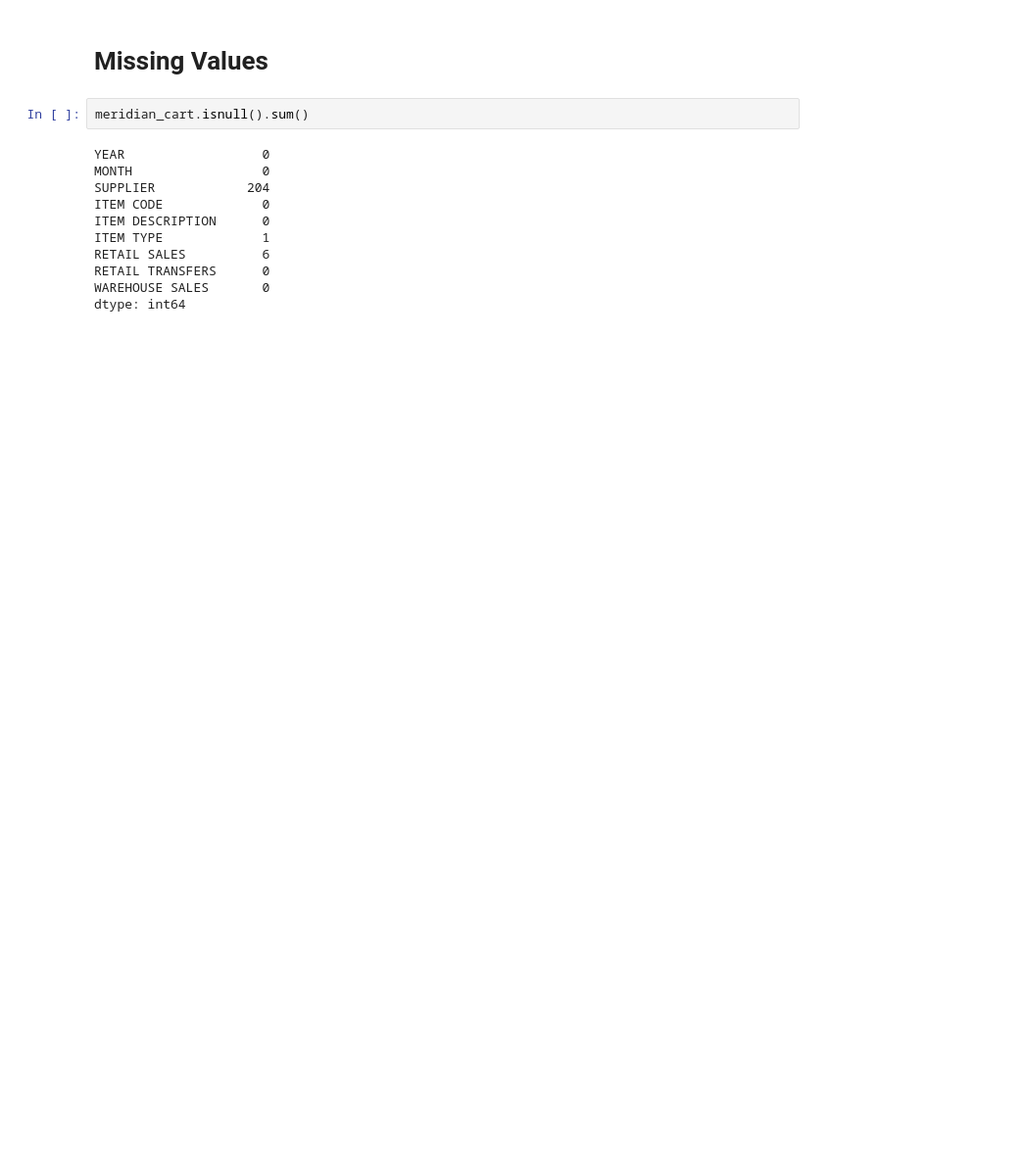
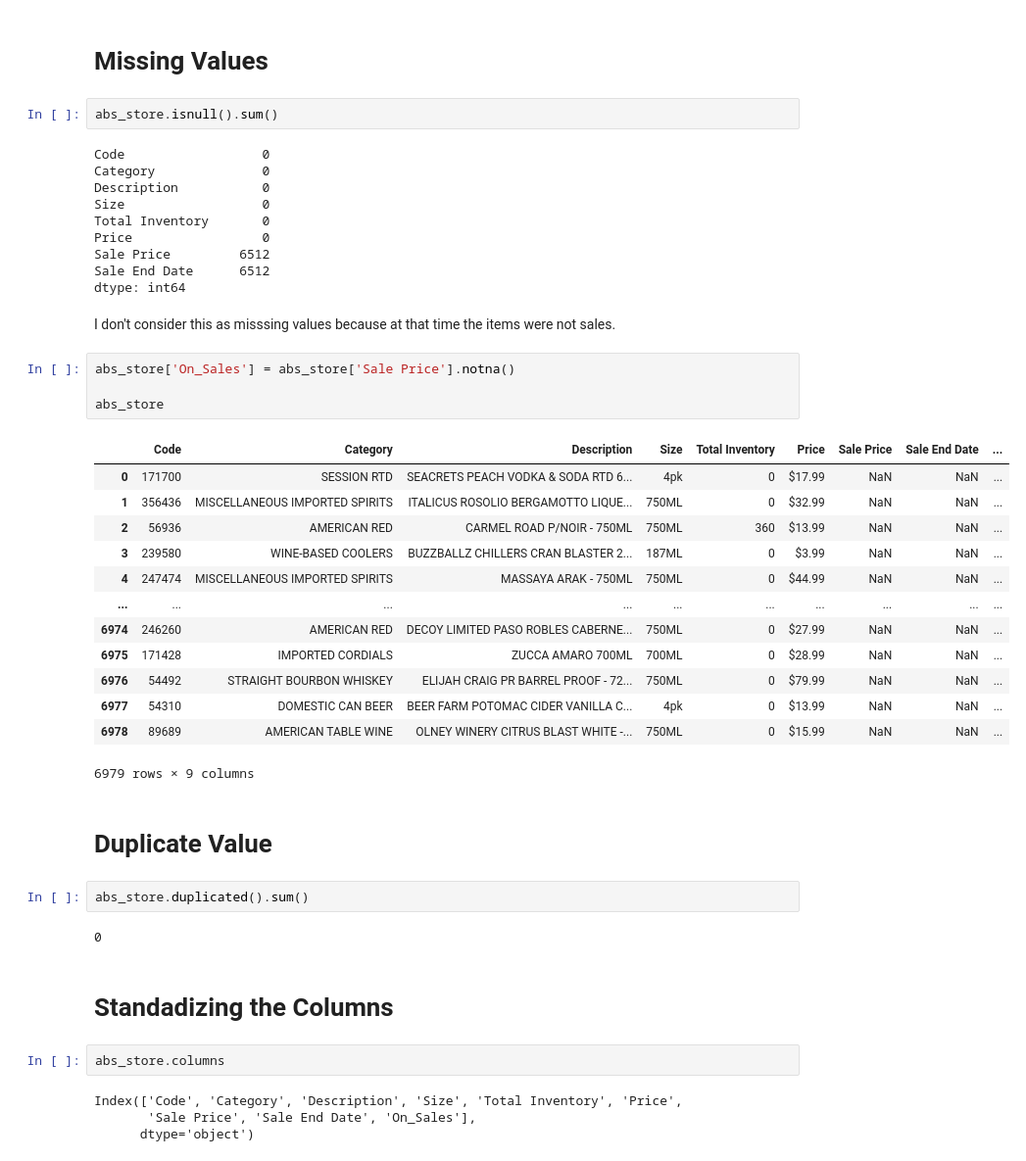
Before and after one commit to Bee1229/ABS_Store_Inventory_and_Sale_Items, a Jupyter notebook: ABS_Store_Inventory_and_Sale_Items_data_prep.ipynb, the cells around one changed output. Shown at 98% size. Drawn from its saved outputs; the diff is of its cells as text; blank space fills up the shorter version.

```diff
--- a/ABS_Store_Inventory_and_Sale_Items_data_prep.ipynb
+++ b/ABS_Store_Inventory_and_Sale_Items_data_prep.ipynb
@@ -48,15 +54,48 @@ meridian_cart.describe()
 # %% [markdown]
 # Missing Values
 # %%
-meridian_cart.isnull().sum()
+abs_store.isnull().sum()
 # %% [output]
-YEAR                  0
-MONTH                 0
-SUPPLIER            204
-ITEM CODE             0
-ITEM DESCRIPTION      0
-ITEM TYPE             1
-RETAIL SALES          6
-RETAIL TRANSFERS      0
-WAREHOUSE SALES       0
+Code                  0
+Category              0
+Description           0
+Size                  0
+Total Inventory       0
+Price                 0
+Sale Price         6512
+Sale End Date      6512
 dtype: int64
+# %% [markdown]
+I don't consider this as misssing values because at that time the items were not sales.
+# %%
+abs_store['On_Sales'] = abs_store['Sale Price'].notna()
+
+abs_store
+# %% [output]
+|  | Code | Category | Description | Size | Total Inventory | Price | Sale Price | Sale End Date | ... |
+| 0 | 171700 | SESSION RTD | SEACRETS PEACH VODKA & SODA RTD 6... | 4pk | 0 | $17.99 | NaN | NaN | ... |
+| 1 | 356436 | MISCELLANEOUS IMPORTED SPIRITS | ITALICUS ROSOLIO BERGAMOTTO LIQUE... | 750ML | 0 | $32.99 | NaN | NaN | ... |
+| 2 | 56936 | AMERICAN RED | CARMEL ROAD P/NOIR - 750ML | 750ML | 360 | $13.99 | NaN | NaN | ... |
+| 3 | 239580 | WINE-BASED COOLERS | BUZZBALLZ CHILLERS CRAN BLASTER 2... | 187ML | 0 | $3.99 | NaN | NaN | ... |
+| 4 | 247474 | MISCELLANEOUS IMPORTED SPIRITS | MASSAYA ARAK - 750ML | 750ML | 0 | $44.99 | NaN | NaN | ... |
+| ... | ... | ... | ... | ... | ... | ... | ... | ... | ... |
+| 6974 | 246260 | AMERICAN RED | DECOY LIMITED PASO ROBLES CABERNE... | 750ML | 0 | $27.99 | NaN | NaN | ... |
+| 6975 | 171428 | IMPORTED CORDIALS | ZUCCA AMARO 700ML | 700ML | 0 | $28.99 | NaN | NaN | ... |
+| 6976 | 54492 | STRAIGHT BOURBON WHISKEY | ELIJAH CRAIG PR BARREL PROOF - 72... | 750ML | 0 | $79.99 | NaN | NaN | ... |
+| 6977 | 54310 | DOMESTIC CAN BEER | BEER FARM POTOMAC CIDER VANILLA C... | 4pk | 0 | $13.99 | NaN | NaN | ... |
+| 6978 | 89689 | AMERICAN TABLE WINE | OLNEY WINERY CITRUS BLAST WHITE -... | 750ML | 0 | $15.99 | NaN | NaN | ... |
+6979 rows × 9 columns
+# %% [markdown]
+# Duplicate Value
+# %%
+abs_store.duplicated().sum()
+# %% [output]
+0
+# %% [markdown]
+# Standadizing the Columns
+# %%
+abs_store.columns
+# %% [output]
+Index(['Code', 'Category', 'Description', 'Size', 'Total Inventory', 'Price',
+       'Sale Price', 'Sale End Date', 'On_Sales'],
+      dtype='object')
```
Also changed, not shown: parts of 17 cells of this notebook, 1 other file.
